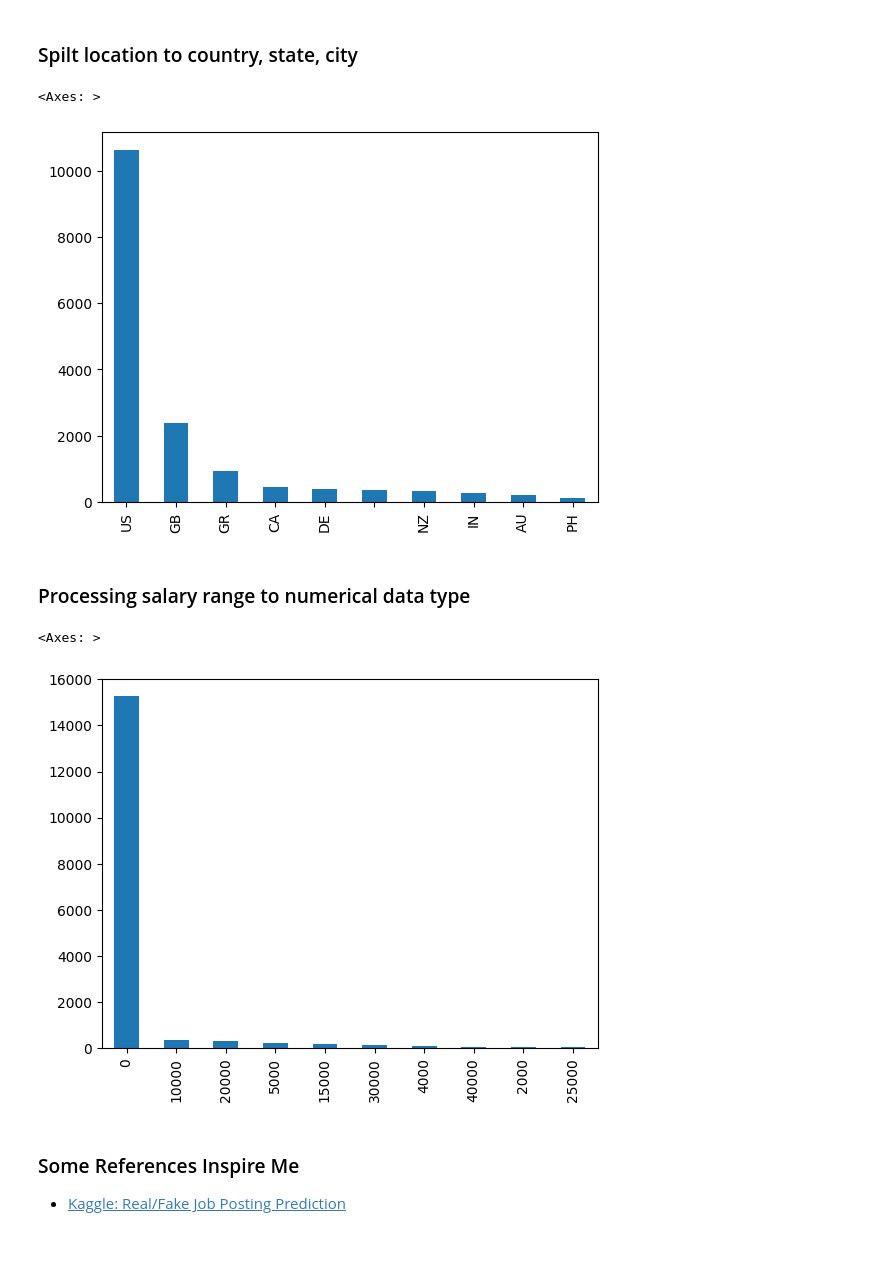
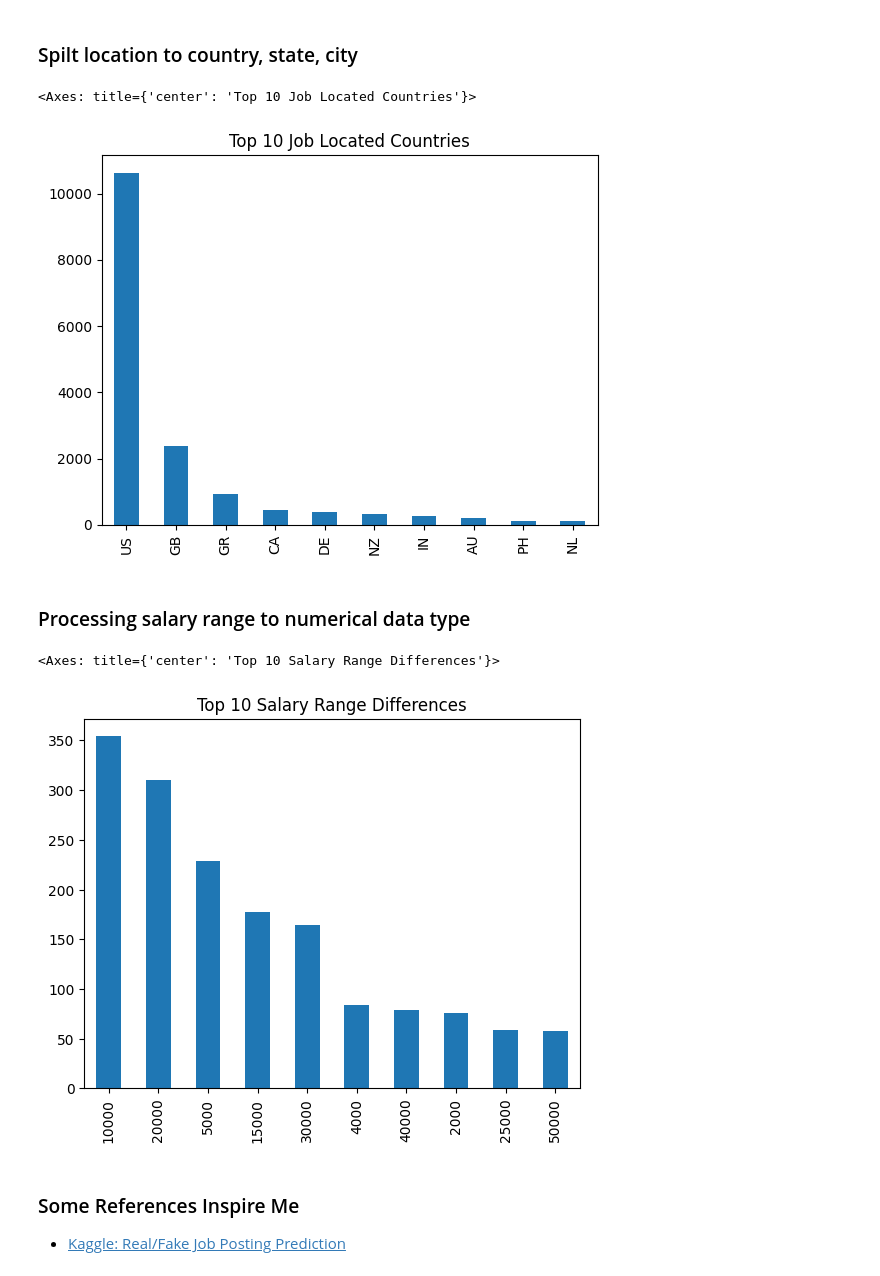
Before and after one commit to BillGuess/Fake-JD-Detector, a Jupyter notebook: data_observation_splitting.ipynb, the cells around one changed output. Drawn from its saved outputs; the diff is of its cells as text; code cells hidden in the pictures; blank space fills up the shorter version.

```diff
--- a/data_observation_splitting.ipynb
+++ b/data_observation_splitting.ipynb
@@ -148,13 +148,23 @@ job_postings_extend_df.groupby(["company_profile_is_null", TARGET_COLUMN])["job_
 # %%
 # Spilt location to country, state, city
 split_column_names = ["location_country", "location_state", "location_city"]
-job_postings_extend_df[split_column_names] = job_postings_extend_df["location"].str.split(pat=", ", n=2, expand=True)
+job_postings_extend_df[split_column_names] = (
+    job_postings_extend_df["location"]
+    .str
+    .split(pat=", ", n=2, expand=True)
+)
 # %%
-# Let me see top 10 country
-job_postings_extend_df["location_country"].value_counts().iloc[:10].plot(kind="bar")
+# Let me see top 10 job located countries
+(
+ job_postings_extend_df
+ .loc[job_postings_extend_df["location_country"].str.len()>0, "location_country"]
+ .value_counts()
+ .iloc[:10]
+ .plot(kind="bar", title="Top 10 Job Located Countries")
+)
 # %% [output]
-<Axes: >
+<Axes: title={'center': 'Top 10 Job Located Countries'}>
-[figure, old version]
+[figure, new version]
 # %% [markdown]
 ### Processing salary range to numerical data type
 # %%
@@ -178,10 +188,17 @@ job_postings_extend_df["salary_range_low"] = salary_range_lows
 job_postings_extend_df["salary_range_up"] = salary_range_ups
 job_postings_extend_df["salary_range_diff"] = salary_range_diff
 # %%
-job_postings_extend_df["salary_range_diff"].value_counts().iloc[:10].plot(kind="bar")
+# Let me see top 10 salary range differences
+(
+ job_postings_extend_df
+ .loc[job_postings_extend_df["salary_range_diff"]>0, "salary_range_diff"]
+ .value_counts()
+ .iloc[:10]
+ .plot(kind="bar", title="Top 10 Salary Range Differences")
+)
 # %% [output]
-<Axes: >
+<Axes: title={'center': 'Top 10 Salary Range Differences'}>
-[figure, old version]
+[figure, new version]
 # %% [markdown]
 ### Some References Inspire Me
 
```
Also changed, not shown: parts of 3 cells of this notebook.
